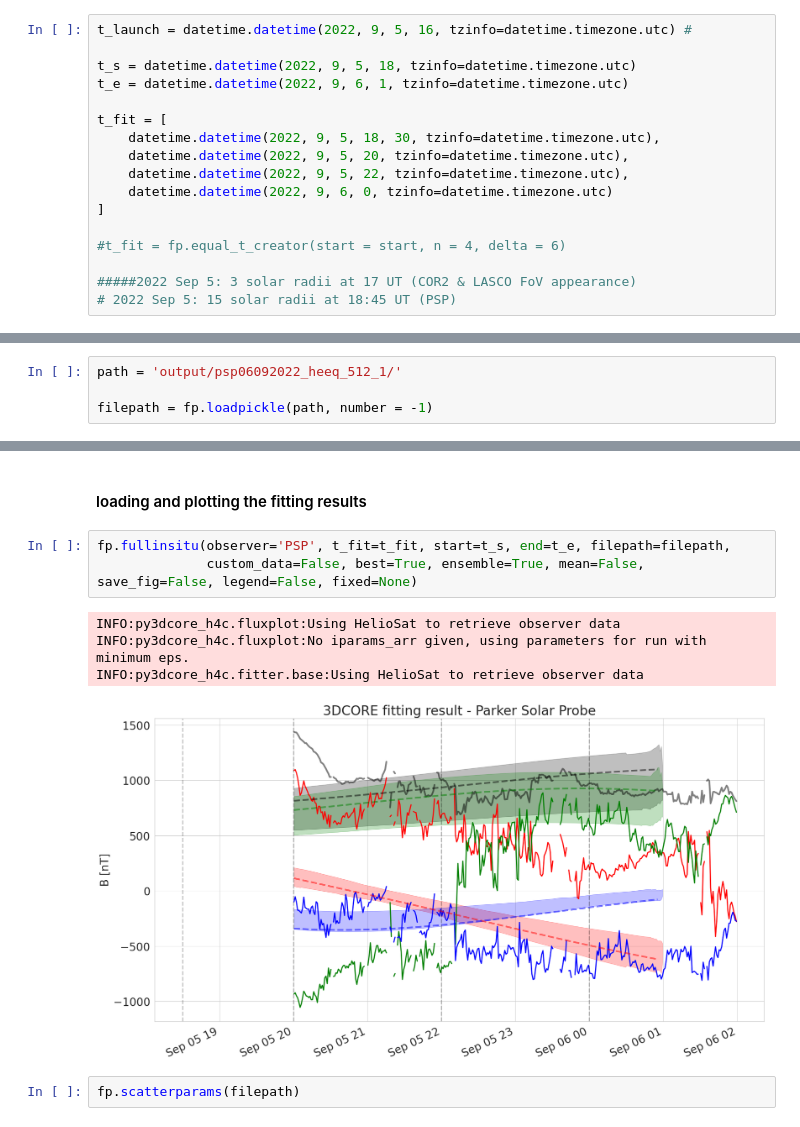
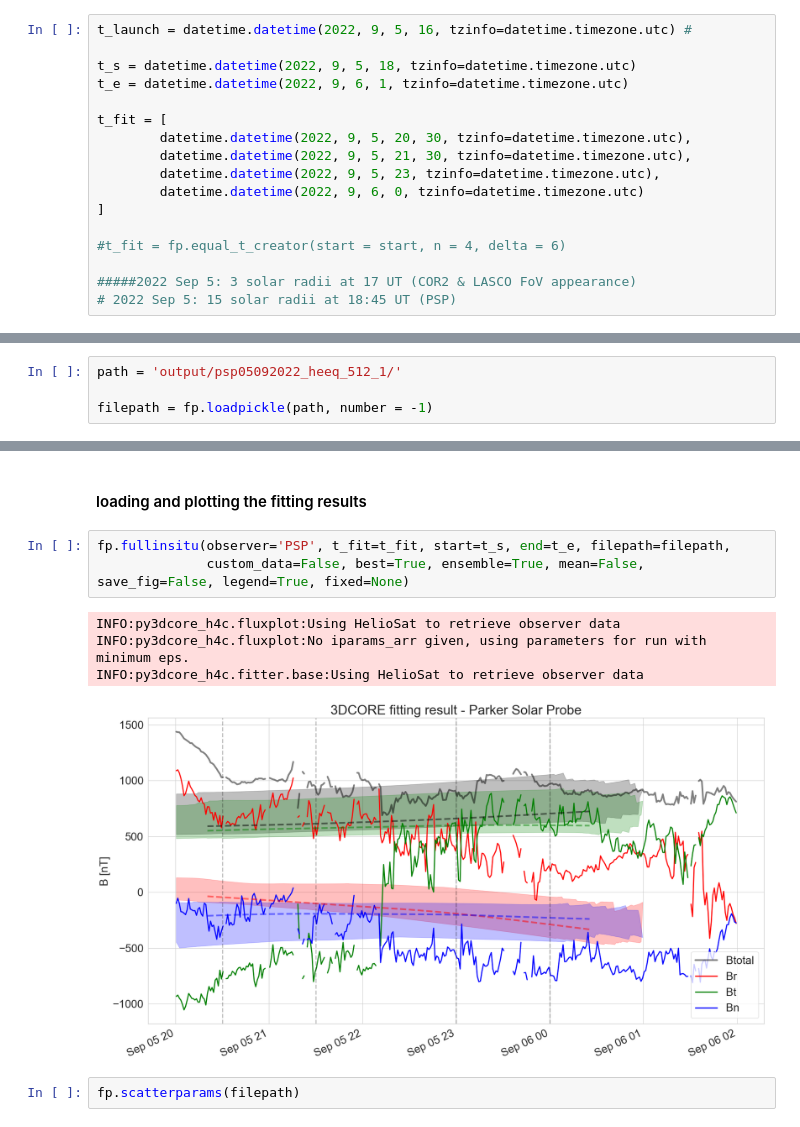
Before and after one commit to helioforecast/py3DCORE_h4c_basic, a Jupyter notebook: plottingroutine_sep22_psp.ipynb, the cells around one changed output, grey strips where cells are left out. Cells and saved outputs as stored; diff of their text form.

```diff
--- a/plottingroutine_sep22_psp.ipynb
+++ b/plottingroutine_sep22_psp.ipynb
@@ -49,10 +52,10 @@ t_s = datetime.datetime(2022, 9, 5, 18, tzinfo=datetime.timezone.utc)
 t_e = datetime.datetime(2022, 9, 6, 1, tzinfo=datetime.timezone.utc)
 
 t_fit = [
-    datetime.datetime(2022, 9, 5, 18, 30, tzinfo=datetime.timezone.utc),
-    datetime.datetime(2022, 9, 5, 20, tzinfo=datetime.timezone.utc),
-    datetime.datetime(2022, 9, 5, 22, tzinfo=datetime.timezone.utc),
-    datetime.datetime(2022, 9, 6, 0, tzinfo=datetime.timezone.utc)
+        datetime.datetime(2022, 9, 5, 20, 30, tzinfo=datetime.timezone.utc),
+        datetime.datetime(2022, 9, 5, 21, 30, tzinfo=datetime.timezone.utc),
+        datetime.datetime(2022, 9, 5, 23, tzinfo=datetime.timezone.utc),
+        datetime.datetime(2022, 9, 6, 0, tzinfo=datetime.timezone.utc)
 ]
 
 #t_fit = fp.equal_t_creator(start = start, n = 4, delta = 6)
@@ -70,6 +73,6 @@ t_fit
  datetime.datetime(2022, 9, 6, 0, 0, tzinfo=datetime.timezone.utc)]
 # %%
-path = 'output/psp06092022_heeq_512_1/'
+path = 'output/psp05092022_heeq_512_1/'
 
 filepath = fp.loadpickle(path, number = -1)
 # %%
@@ -138,12 +141,12 @@ dt = [datetime.datetime.fromtimestamp(t[i]) for i in range(len(t))] # .strftime(
 #### loading and plotting the fitting results
 # %%
 fp.fullinsitu(observer='PSP', t_fit=t_fit, start=t_s, end=t_e, filepath=filepath,
-              custom_data=False, best=True, ensemble=True, mean=False, save_fig=False, legend=False, fixed=None)
+              custom_data=False, best=True, ensemble=True, mean=False, save_fig=False, legend=True, fixed=None)
 # %% [output]
 INFO:py3dcore_h4c.fluxplot:Using HelioSat to retrieve observer data
 INFO:py3dcore_h4c.fluxplot:No iparams_arr given, using parameters for run with minimum eps.
 INFO:py3dcore_h4c.fitter.base:Using HelioSat to retrieve observer data
-[figure, old version]
+[figure, new version]
 # %%
 fp.scatterparams(filepath)
 # %%
```
Also changed, not shown: parts of 4 cells of this notebook, 11 other files.
